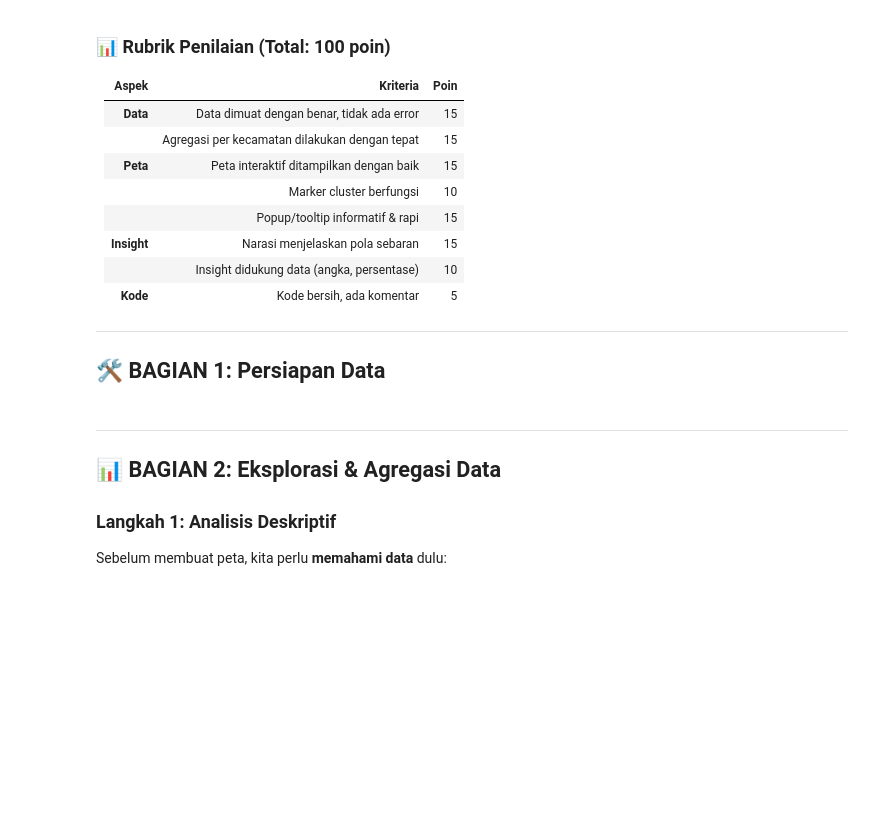
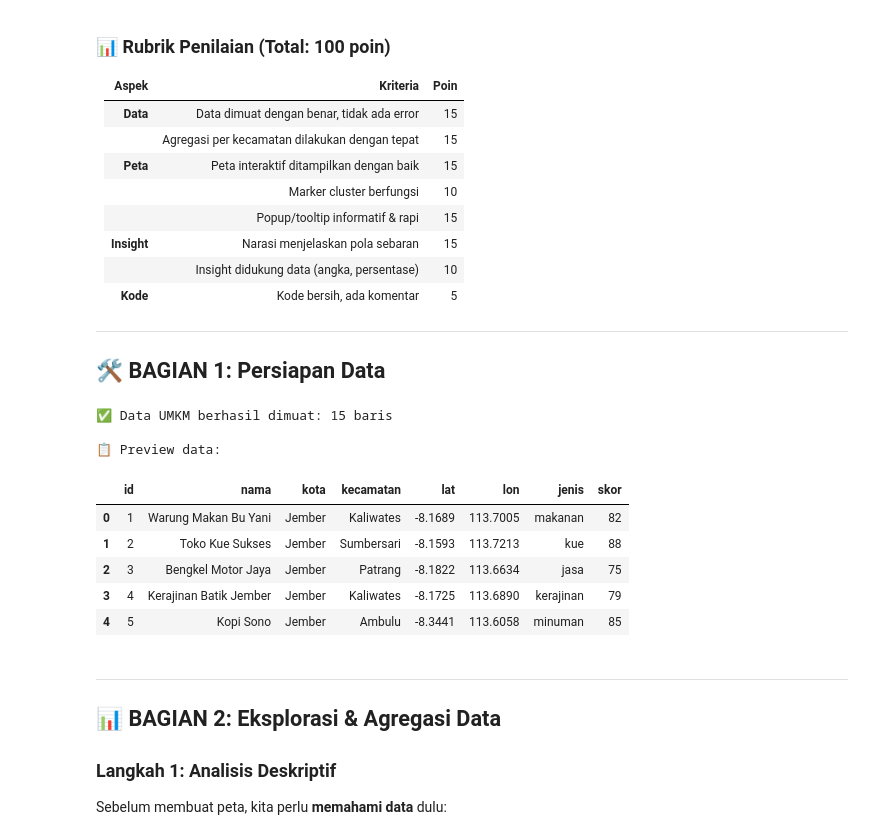
Before and after one commit to juniyasyos/datavis-geospasial, a Jupyter notebook: notebooks/03_latihan_tugas.ipynb, the cells around one changed output. Drawn from its saved outputs; the diff is of its cells as text; code cells hidden in the pictures; blank space fills up the shorter version.

```diff
--- a/notebooks/03_latihan_tugas.ipynb
+++ b/notebooks/03_latihan_tugas.ipynb
@@ -50,21 +50,36 @@ Setelah menyelesaikan notebook ini, Anda akan dapat:
 # %%
 # Import library yang diperlukan
 import pandas as pd
 import geopandas as gpd
 import folium
 from folium.plugins import MarkerCluster
 from pathlib import Path
+import os
 
-# Setup path
-ROOT = Path('..') if Path('.').name == 'notebooks' else Path('.')
+# Setup path (kompatibel dengan berbagai working directory)
+if 'notebooks' in os.getcwd():
+    ROOT = Path('..')
+else:
+    ROOT = Path('.')
+
 CSV_UMKM = ROOT / 'data' / 'raw' / 'umkm_sample.csv'
 
 # Load data
 df = pd.read_csv(CSV_UMKM)
 
 print(f'✅ Data UMKM berhasil dimuat: {len(df)} baris\n')
 print('📋 Preview data:')
 df.head()
+# %% [output]
+✅ Data UMKM berhasil dimuat: 15 baris
+
+📋 Preview data:
+|  | id | nama | kota | kecamatan | lat | lon | jenis | skor |
+| 0 | 1 | Warung Makan Bu Yani | Jember | Kaliwates | -8.1689 | 113.7005 | makanan | 82 |
+| 1 | 2 | Toko Kue Sukses | Jember | Sumbersari | -8.1593 | 113.7213 | kue | 88 |
+| 2 | 3 | Bengkel Motor Jaya | Jember | Patrang | -8.1822 | 113.6634 | jasa | 75 |
+| 3 | 4 | Kerajinan Batik Jember | Jember | Kaliwates | -8.1725 | 113.6890 | kerajinan | 79 |
+| 4 | 5 | Kopi Sono | Jember | Ambulu | -8.3441 | 113.6058 | minuman | 85 |
 # %% [markdown]
 ---
 
```
Also changed, not shown: parts of 7 cells of this notebook, 5 other files.
